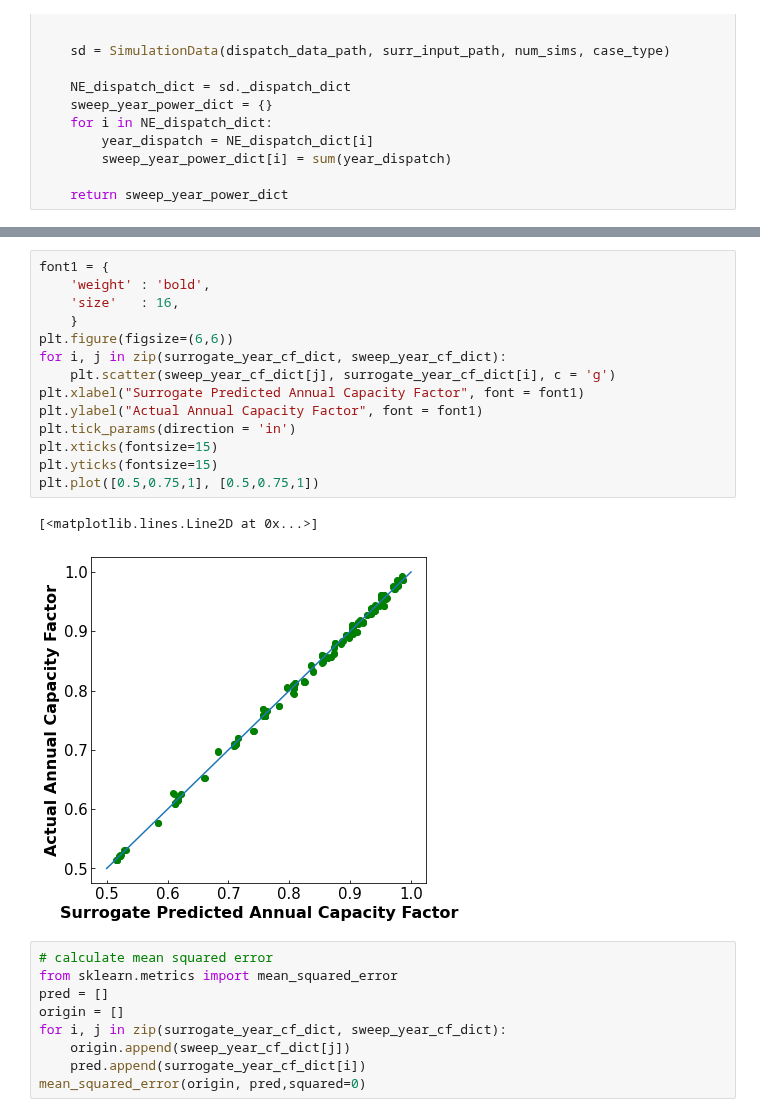
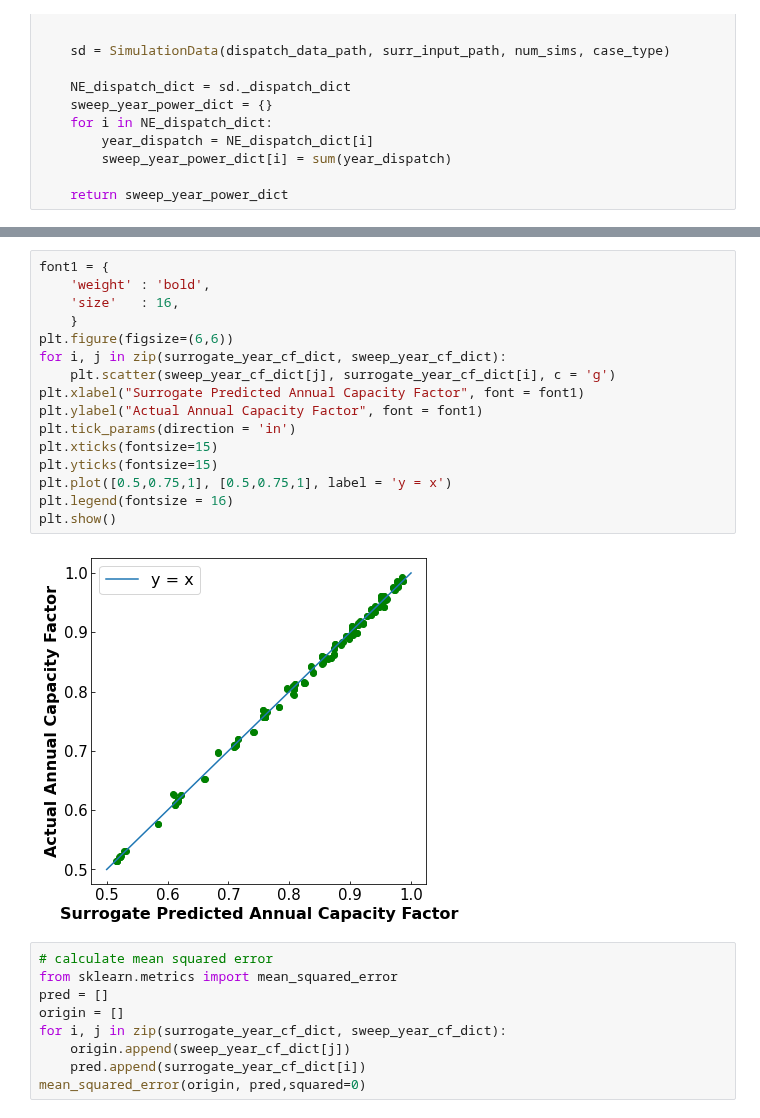
Before and after one commit to Xinhe-Chen/dispatches, a Jupyter notebook: dispatches/workflow/train_market_surrogates/dynamic/FOCAPD_dynamic_surrogates.ipynb, the cells around one changed output, grey strips where cells are left out. Drawn from its saved outputs; the diff is of its cells as text.

Commit message:
foacpd plots

```diff
--- a/dispatches/workflow/train_market_surrogates/dynamic/FOCAPD_dynamic_surrogates.ipynb
+++ b/dispatches/workflow/train_market_surrogates/dynamic/FOCAPD_dynamic_surrogates.ipynb
@@ -491,20 +491,21 @@ sweep_year_cf_dict
 # %%
 font1 = {
     'weight' : 'bold',
     'size'   : 16,
     }
 plt.figure(figsize=(6,6))
 for i, j in zip(surrogate_year_cf_dict, sweep_year_cf_dict):
     plt.scatter(sweep_year_cf_dict[j], surrogate_year_cf_dict[i], c = 'g')
 plt.xlabel("Surrogate Predicted Annual Capacity Factor", font = font1)
 plt.ylabel("Actual Annual Capacity Factor", font = font1)
 plt.tick_params(direction = 'in')
 plt.xticks(fontsize=15)
 plt.yticks(fontsize=15)
-plt.plot([0.5,0.75,1], [0.5,0.75,1])
+plt.plot([0.5,0.75,1], [0.5,0.75,1], label = 'y = x')
+plt.legend(fontsize = 16)
+plt.show()
 # %% [output]
-[<matplotlib.lines.Line2D at 0x...>]
-[figure, old version]
+[figure, new version]
 # %%
 # calculate mean squared error
 from sklearn.metrics import mean_squared_error
```
Also changed, not shown: parts of 5 cells of this notebook.
